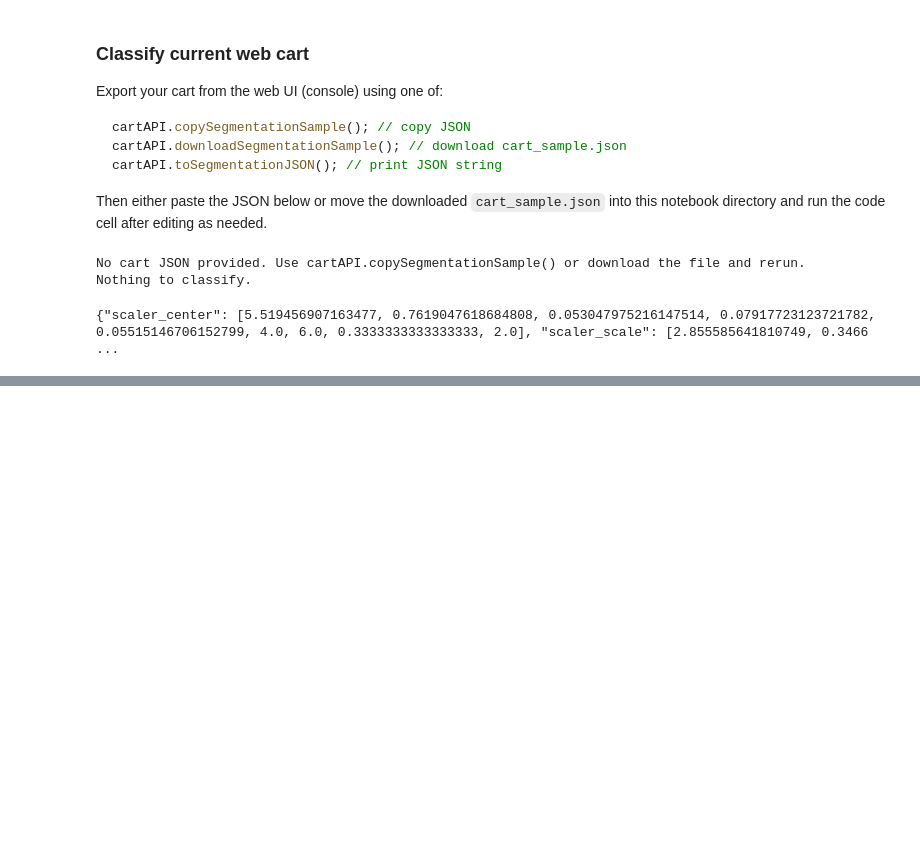
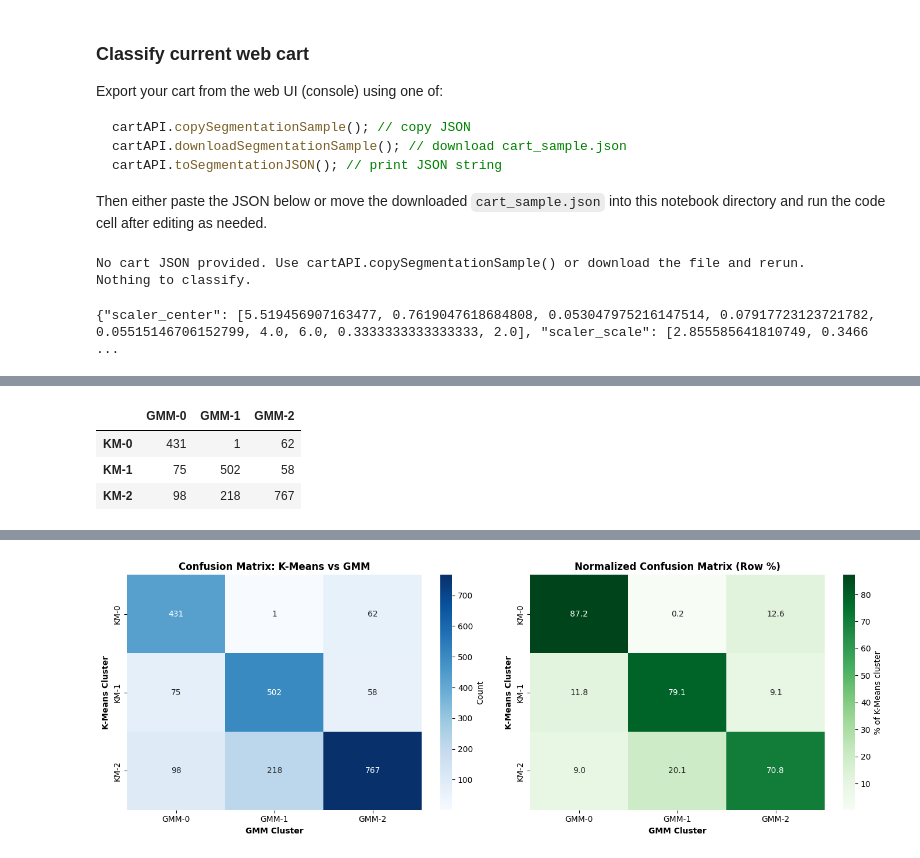
Before and after one commit to jkyamaguchi/ReDI-AI, a Jupyter notebook: Project/notebooks/customer_segmentation.ipynb, the cells around one changed output, grey strips where cells are left out. Cells and saved outputs as stored; diff of their text form; code cells hidden in the pictures; blank space fills up the shorter version.

```diff
--- a/Project/notebooks/customer_segmentation.ipynb
+++ b/Project/notebooks/customer_segmentation.ipynb
@@ -1180,0 +1413,74 @@ print(json.dumps({
+# %%
+# Agreement Analysis: How much do K-Means and GMM agree?
+print("="*60)
+print("AGREEMENT ANALYSIS: K-MEANS VS GMM")
+print("="*60)
+
+# Create confusion matrix showing how customers are assigned differently
+from sklearn.metrics import confusion_matrix, adjusted_rand_score, normalized_mutual_info_score
+
+# Confusion matrix
+conf_matrix = confusion_matrix(df['web_cluster'], df['gmm_cluster'])
+
+print("\nConfusion Matrix (K-Means rows vs GMM columns):")
+conf_df = pd.DataFrame(conf_matrix,
+                       index=[f'KM-{i}' for i in range(3)],
+                       columns=[f'GMM-{i}' for i in range(3)])
+display(conf_df)
+
+# Agreement metrics
+ari = adjusted_rand_score(df['web_cluster'], df['gmm_cluster'])
+nmi = normalized_mutual_info_score(df['web_cluster'], df['gmm_cluster'])
+
+print(f"\nAgreement Metrics:")
+print(f"  Adjusted Rand Index (ARI): {ari:.3f}")
+print(f"    (1.0 = perfect agreement, 0.0 = random, range: -1 to 1)")
+print(f"  Normalized Mutual Information (NMI): {nmi:.3f}")
+print(f"    (1.0 = perfect agreement, 0.0 = independent, range: 0 to 1)")
+
+# Percentage agreement (customers assigned to same cluster by both methods)
+agreement = (df['web_cluster'] == df['gmm_cluster']).sum()
+agreement_pct = 100 * agreement / len(df)
+print(f"\nDirect Agreement: {agreement:,} customers ({agreement_pct:.1f}%)")
+
+# Visualize confusion matrix
+fig, axes = plt.subplots(1, 2, figsize=(14, 5))
+
+# Heatmap of confusion matrix
+ax = axes[0]
+sns.heatmap(conf_df, annot=True, fmt='d', cmap='Blues', ax=ax, cbar_kws={'label': 'Count'})
+ax.set_title('Confusion Matrix: K-Means vs GMM', fontweight='bold', fontsize=12)
+ax.set_ylabel('K-Means Cluster', fontweight='bold')
+ax.set_xlabel('GMM Cluster', fontweight='bold')
+
+# Normalized confusion matrix (percentages)
+ax = axes[1]
+conf_matrix_norm = conf_matrix / conf_matrix.sum(axis=1, keepdims=True) * 100
+conf_df_norm = pd.DataFrame(conf_matrix_norm,
+                            index=[f'KM-{i}' for i in range(3)],
+                            columns=[f'GMM-{i}' for i in range(3)])
+sns.heatmap(conf_df_norm, annot=True, fmt='.1f', cmap='Greens', ax=ax,
+            cbar_kws={'label': '% of K-Means cluster'})
+ax.set_title('Normalized Confusion Matrix (Row %)', fontweight='bold', fontsize=12)
+ax.set_ylabel('K-Means Cluster', fontweight='bold')
+ax.set_xlabel('GMM Cluster', fontweight='bold')
+
+plt.tight_layout()
+plt.show()
+
+print("\n" + "="*60)
+print("INTERPRETATION:")
+print("="*60)
+if ari > 0.7:
+    print("✅ Strong agreement between K-Means and GMM (ARI > 0.7)")
+    print("   Both methods identify very similar customer segments.")
+elif ari > 0.4:
+    print("⚠️  Moderate agreement between K-Means and GMM (0.4 < ARI < 0.7)")
+    print("   Methods capture similar patterns but with some differences.")
+else:
+    print("❌ Low agreement between K-Means and GMM (ARI < 0.4)")
+    print("   Methods identify substantially different customer segments.")
+
+print(f"\nGMM advantage: Provides probability scores for segment membership,")
+print(f"useful for identifying customers on cluster boundaries.")
+# %% [output]
@@ -1180,0 +1492,4 @@ print(json.dumps({
+|  | GMM-0 | GMM-1 | GMM-2 |
+| KM-0 | 431 | 1 | 62 |
+| KM-1 | 75 | 502 | 58 |
+| KM-2 | 98 | 218 | 767 |
@@ -1180,0 +1503 @@ print(json.dumps({
+[figure, added]
```
Also changed, not shown: parts of 9 cells of this notebook, 1 other file.
